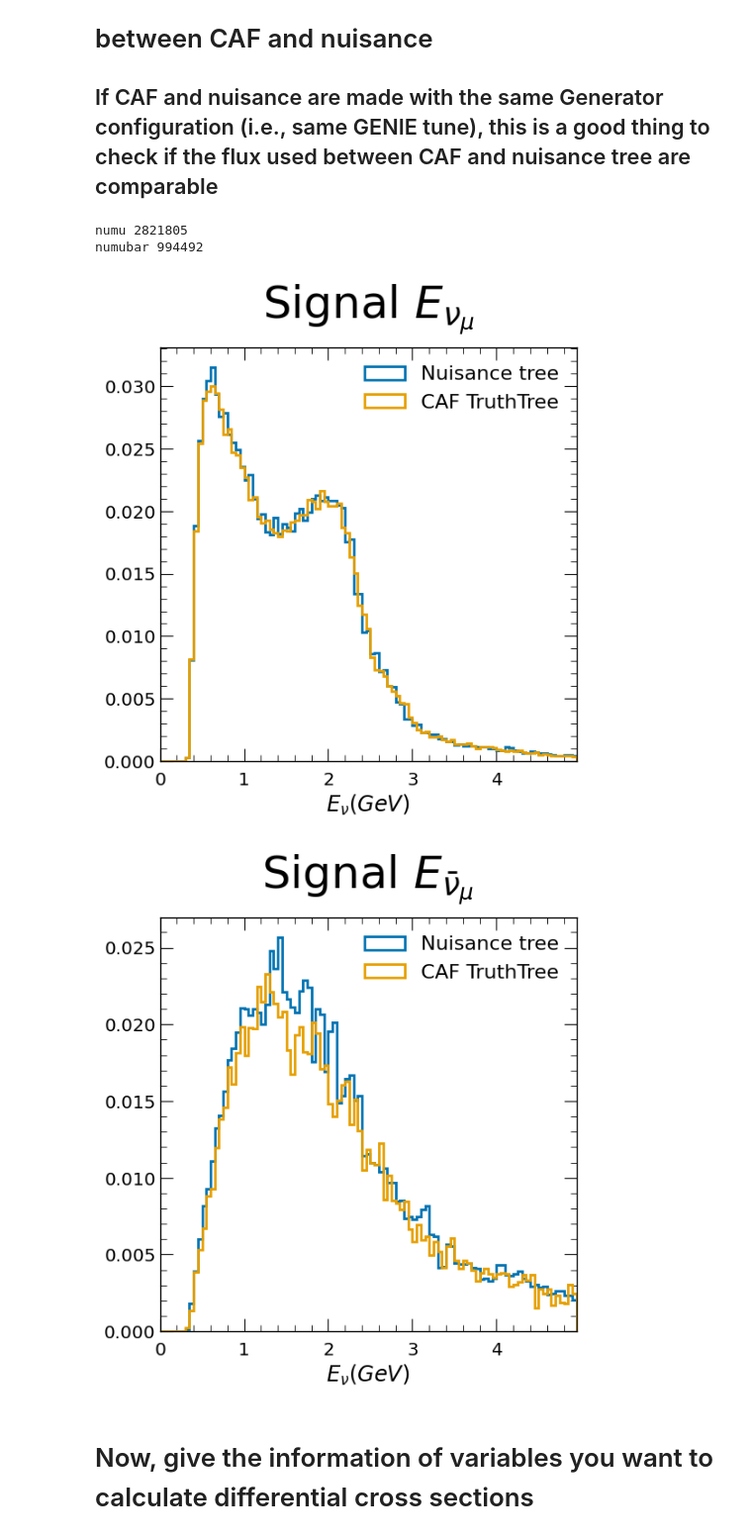
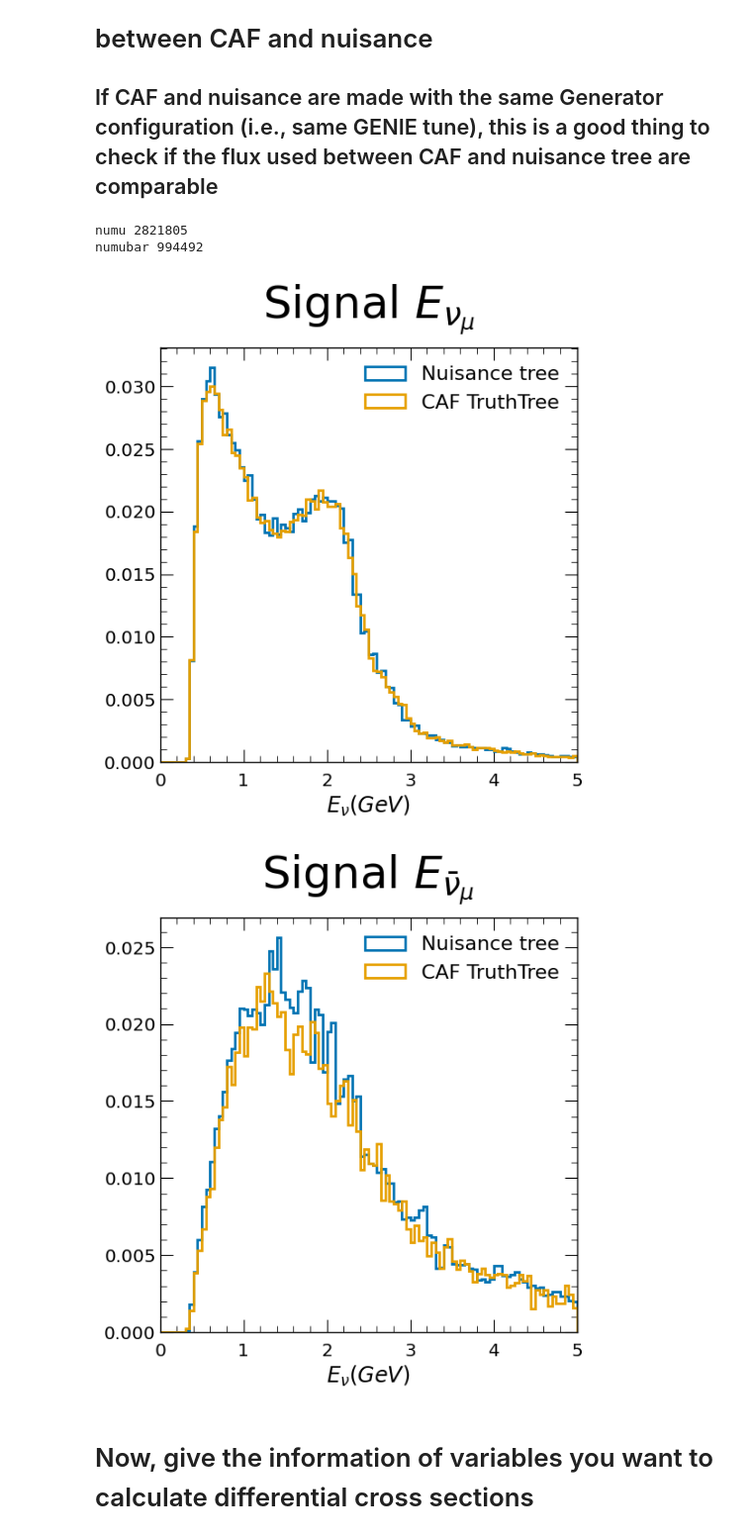
Before and after one commit to jedori0228/GUNDAMWorkshopSept2025, a Jupyter notebook: CalcXsec.ipynb, the cells around one changed output. Shown: that part at 99% size. Cells and saved outputs as stored; diff of their text form; code cells hidden in the pictures.

```diff
--- a/CalcXsec.ipynb
+++ b/CalcXsec.ipynb
@@ -371,15 +367,15 @@ MCPOT: 1.0900766313859168e+21
 
 ## If CAF and nuisance are made with the same Generator configuration (i.e., same GENIE tune), this is a good thing to check if the flux used between CAF and nuisance tree are comparable
 # %%
-SignalAreas_nuis = dict()
-SignalAreas_CAF = dict()
-
 ThisNuisVariableName = 'Enu_true'
 ThisCAFVariableName = CAFENuName
-ThisBinning = np.linspace(0., 6., 120+1)
-ThisBinning = ThisBinning[ThisBinning<5.0]
+
+# Energy binning
+ThisBinning = np.linspace(0., 5., 100+1)
+# x axis label
 ThisXaxisTitle = r'$E_{\nu} (GeV)$'
 
+# Loop over flux type
 for i_NuType, NuType in enumerate(NuTypes):
 
     NuLatex = NuAliases[i_NuType]
@@ -390,6 +386,7 @@ for i_NuType, NuType in enumerate(NuTypes):
 
     print(NuType, len(df_nuis_Sel))
 
+    # ENu histogram from nuisance
     h_nuis = np.histogram(
         df_nuis_Sel[ThisNuisVariableName],
         bins=ThisBinning,
@@ -397,11 +394,9 @@ for i_NuType, NuType in enumerate(NuTypes):
     )[0]
     area_nuis = np.sum(h_nuis)
 
-    SignalAreas_nuis[NuType] = area_nuis
-
     del df_nuis_Sel
 
-    # CAFTree
+    # ENu histogram from CAF
 
     NuPDG = 14 if NuType=='numu' else -14
     df_CAF_Sel = df_CAF.query(f'({CAFNuPDGName}=={NuPDG})')
@@ -412,43 +407,41 @@ for i_NuType, NuType in enumerate(NuTypes):
         weights=df_CAF_Sel[CAFCVWeightName],
     )[0]
     area_CAF = np.sum(df_CAF_Sel[CAFCVWeightName])
-
-    SignalAreas_CAF[NuType] = area_CAF
 
     del df_CAF_Sel
 
     # plot
 
     fig, ax = plt.subplots(figsize=(6,6))
 
     ax.hist(
         ThisBinning[:-1],
         bins=ThisBinning,
         weights=h_nuis/area_nuis,
         histtype='step',
         label='Nuisance tree',
     )
 
     ax.hist(
         ThisBinning[:-1],
         bins=ThisBinning,
         weights=h_CAF/area_CAF,
         histtype='step',
         label='CAF TruthTree',
     )
 
     ax.set_xlim(left=ThisBinning[0], right=ThisBinning[-1])
     ax.set_xlabel(ThisXaxisTitle)
     ax.set_title('Signal '+r'$E_{%s}$'%(NuLatex))
 
     ax.legend(fontsize=16)
 
     fig.savefig(f'{PlotDir}/Signal_NuE_{NuType}.pdf', bbox_inches='tight')
 # %% [output]
 numu 2821805
 numubar 994492
-[figure, old version]
+[figure, new version]
-[figure, old version]
+[figure, new version]
 # %% [markdown]
 # Now, give the information of variables you want to calculate differential cross sections
 # %%
```
Also changed, not shown: parts of 5 cells of this notebook.
